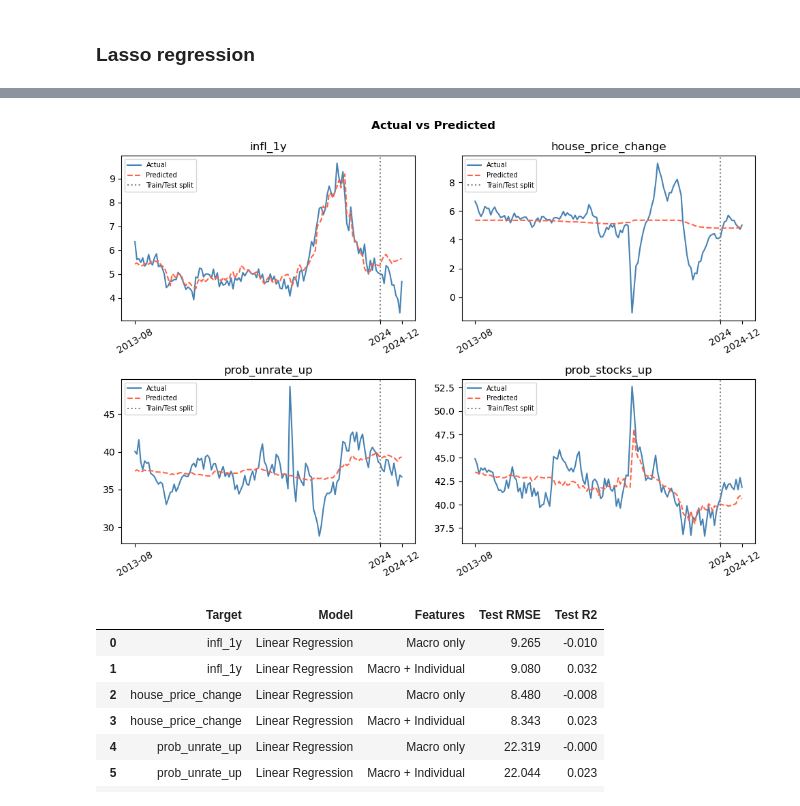
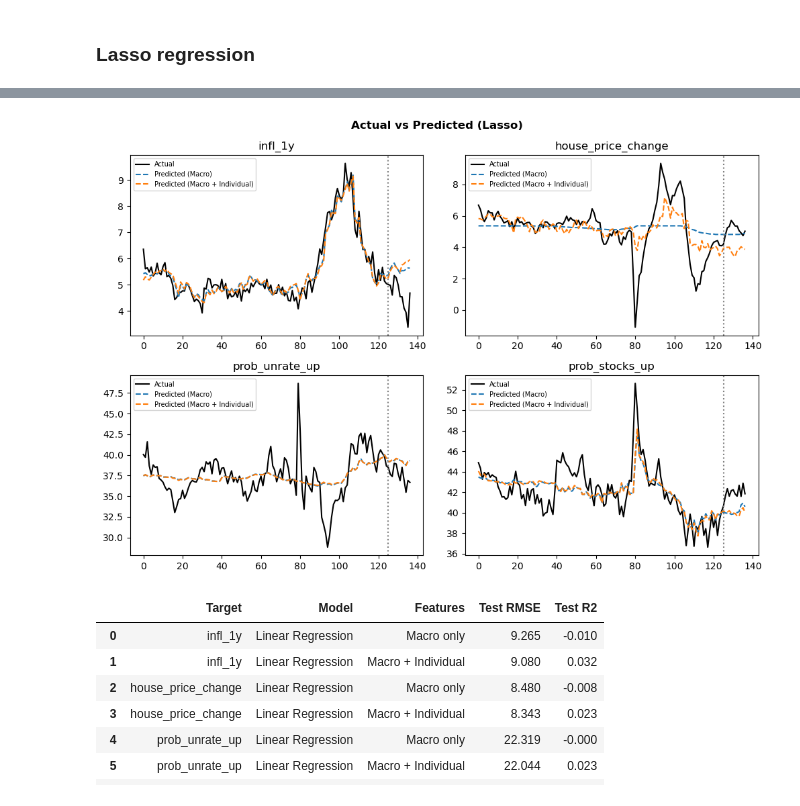
Before and after one commit to Minaslunde/FIE463-assignment2, a Jupyter notebook: data (1)/data/solution2.ipynb, the cells around one changed output, grey strips where cells are left out. Saved outputs shown, nothing was run; the diff lists cells and outputs as text; code cells hidden in the pictures.

```diff
--- a/data (1)/data/solution2.ipynb
+++ b/data (1)/data/solution2.ipynb
@@ -769,42 +932,72 @@ plt.show()
 # %%
-# actual vs predicted
+# Actual vs Predicted (Lasso)
+
 fig, axes = plt.subplots(2, 2, figsize=(10, 7))
-fig.suptitle("Actual vs Predicted", fontweight="bold")
+fig.suptitle("Actual vs Predicted (Lasso)", fontweight="bold")
 axes = axes.flatten()
 
 for i, y_var in enumerate(target_vars):
-    train = df_train[X_macro + [y_var]].dropna()
-    test  = df_test[X_macro  + [y_var]].dropna()
 
-    pipe = Pipeline([("scaler", StandardScaler()), ("model", LassoCV(cv=5, max_iter=10000))])
-    pipe.fit(train[X_macro], train[y_var])
+    # Macro only
+    X_m = X_macro
+    train_m = df_train[X_m + [y_var]].dropna().copy()
+    test_m = df_test[X_m + [y_var]].dropna().copy()
 
-    train = train.copy()
-    test  = test.copy()
-    train["pred"]       = pipe.predict(train[X_macro])
-    test["pred"]        = pipe.predict(test[X_macro])
-    train["year_month"] = df_train.loc[train.index, "year_month"]
-    test["year_month"]  = df_test.loc[test.index,  "year_month"]
+    model_m = Pipeline([
+        ("scaler", StandardScaler()),
+        ("model", LassoCV(cv=5, max_iter=10000))
+    ])
+    model_m.fit(train_m[X_m], train_m[y_var])
 
-    tr = train.groupby("year_month")[[y_var, "pred"]].mean()
-    te = test.groupby("year_month")[[y_var,  "pred"]].mean()
+    train_m["pred"] = model_m.predict(train_m[X_m])
+    test_m["pred"] = model_m.predict(test_m[X_m])
 
-    combined = pd.concat([tr, te])
-    x        = range(len(combined))
-    split    = len(tr)
+    # Macro + Individual
+    X_f = X_macro + X_individual
+    train_f = df_train[X_f + [y_var]].dropna().copy()
+    test_f = df_test[X_f + [y_var]].dropna().copy()
 
-    axes[i].plot(x, combined[y_var],   label="Actual",    color="steelblue")
-    axes[i].plot(x, combined["pred"],  label="Predicted", color="tomato", linestyle="--")
-    axes[i].axvline(x=split, color="gray", linestyle=":", label="Train/Test split")
-    axes[i].set_xticks([0, split, len(combined)-1])
-    axes[i].set_xticklabels([str(combined.index[0]), "2024", str(combined.index[-1])], rotation=30)
+    model_f = Pipeline([
+        ("scaler", StandardScaler()),
+        ("model", LassoCV(cv=5, max_iter=10000))
+    ])
+    model_f.fit(train_f[X_f], train_f[y_var])
+
+    train_f["pred"] = model_f.predict(train_f[X_f])
+    test_f["pred"] = model_f.predict(test_f[X_f])
+
+    # Aggregate
+    train_m["year_month"] = df_train.loc[train_m.index, "year_month"]
+    test_m["year_month"] = df_test.loc[test_m.index, "year_month"]
+
+    train_f["year_month"] = df_train.loc[train_f.index, "year_month"]
+    test_f["year_month"] = df_test.loc[test_f.index, "year_month"]
+
+    tr_m = train_m.groupby("year_month")[[y_var, "pred"]].mean()
+    te_m = test_m.groupby("year_month")[[y_var, "pred"]].mean()
+
+    tr_f = train_f.groupby("year_month")[[y_var, "pred"]].mean()
+    te_f = test_f.groupby("year_month")[[y_var, "pred"]].mean()
+
+    actual = pd.concat([tr_m[y_var], te_m[y_var]])
+    pred_m = pd.concat([tr_m["pred"], te_m["pred"]])
+    pred_f = pd.concat([tr_f["pred"], te_f["pred"]])
+
+    x = range(len(actual))
+    split = len(tr_m)
+
+    axes[i].plot(x, actual, label="Actual", color="black")
+    axes[i].plot(x, pred_m, "--", label="Predicted (Macro)")
+    axes[i].plot(x, pred_f, "--", label="Predicted (Macro + Individual)")
+    axes[i].axvline(split, color="gray", linestyle=":")
+
     axes[i].set_title(y_var)
     axes[i].legend(fontsize=7)
 
 plt.tight_layout()
 plt.show()
 # %% [output]
-[figure, old version]
+[figure, new version]
 # %%
 # save data
 pd.DataFrame(results_reg)
```
Also changed, not shown: parts of 31 cells of this notebook.
